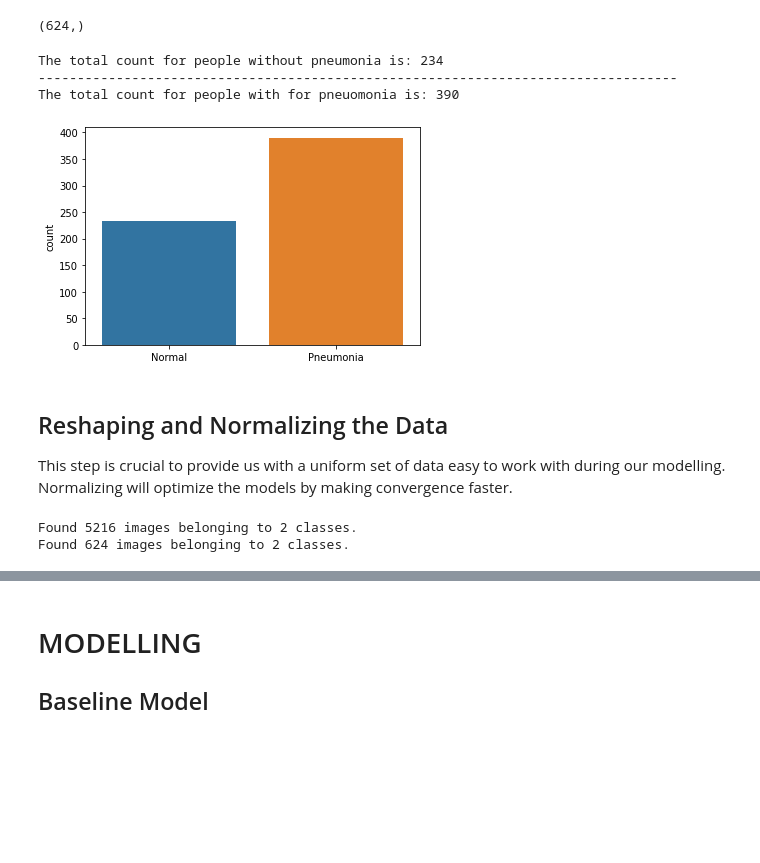
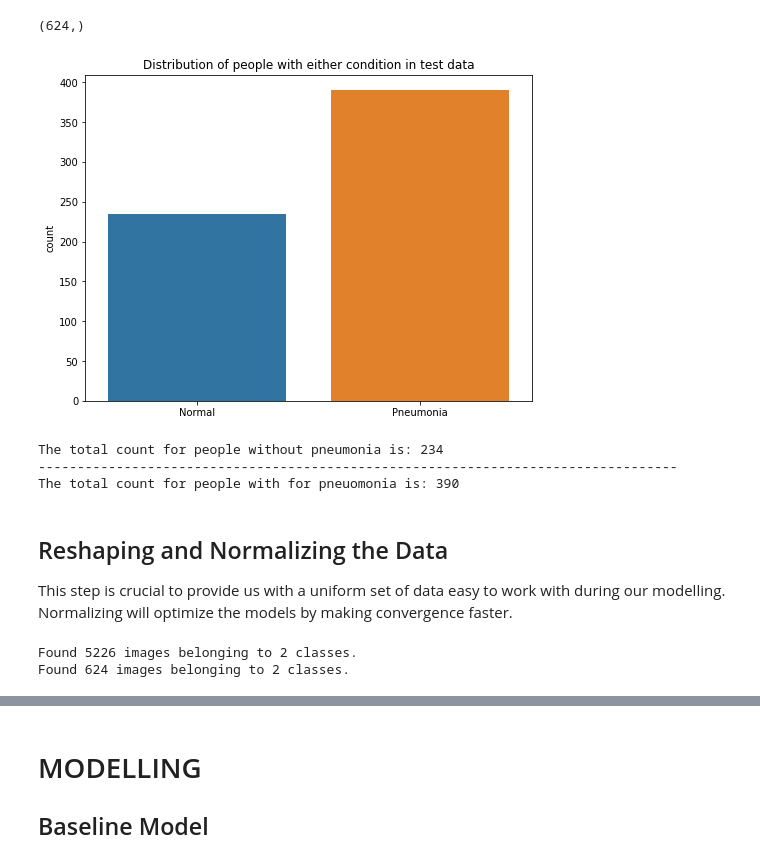
Before and after one commit to fredtush/Image-Classification-with-CNN, a Jupyter notebook: Image_Classification_with_Deep_Learning.ipynb, the cells around one changed output, grey strips where cells are left out. Drawn from its saved outputs; the diff is of its cells as text; code cells hidden in the pictures; blank space fills up the shorter version.

```diff
--- a/Image_Classification_with_Deep_Learning.ipynb
+++ b/Image_Classification_with_Deep_Learning.ipynb
@@ -91,7 +91,7 @@ print(np.shape(train_pneu_img))
 # %%
-# store train normal xrays and test pneumonia xrays as variables.
+# store train normal xrays and test pneumonia x-rays as variables.
 
-test_norm_img = os.listdir('/content/drive/MyDrive/chest_xray/test/NORMAL')
-test_pneu_img = os.listdir('/content/drive/MyDrive/chest_xray/test/PNEUMONIA')
+test_norm_img = os.listdir('/content/drive/Shareddrives/Avengers/chest_xray/test/NORMAL')
+test_pneu_img = os.listdir('/content/drive/Shareddrives/Avengers/chest_xray/test/PNEUMONIA')
 # %%
 # directory for the chest_xray train normal folder
@@ -204,26 +208,31 @@ print(np.shape(total_test))
 # %%
 # creating countplot for total_counts_test
 
 total_counts_test= []
 pneu_len_test = 0
 norm_len_test = 0
 for i in total_test:
     if i[0] == 'p':
         total_counts_test.append('Pneumonia')
         pneu_len_test += 1
     elif i[0] == 'N' or i[0] == 'I':
         total_counts_test.append('Normal')
         norm_len_test += 1
 
-sns.countplot(x=total_counts_test);
-print('The total count for people without pneumonia is: {}'.format(norm_len_test))
+plt.figure(figsize=(8, 6))
+sns.countplot(x=total_counts_test)
+plt.title('Distribution of people with either condition in test data')
+
+plt.show()
+
+print('\nThe total count for people without pneumonia is: {}'.format(norm_len_test))
 print('----------------------------------------------------------------------------------')
 print('The total count for people with for pneuomonia is: {}'.format(pneu_len_test))
 # %% [output]
+[figure, new version]
 The total count for people without pneumonia is: 234
 ----------------------------------------------------------------------------------
 The total count for people with for pneuomonia is: 390
-[figure, old version]
 # %% [markdown]
 ## Reshaping and Normalizing the Data
 
@@ -241,22 +260,22 @@ test_datagen = ImageDataGenerator(rescale=1./255)
 train_generator = train_datagen.flow_from_directory(
         # This is the target directory
         train,
-        # All images will be resized to 150x150
-        target_size=(150, 150),
-        batch_size=len(total_train),
+        # All images will be resized to 156*156
+        target_size = (image_height, image_width),
+        batch_size = len(total_train),
         # Since we use binary_crossentropy loss, we need binary labels
-        class_mode='binary')
+        class_mode = 'binary')
 
 test_generator = test_datagen.flow_from_directory(
         # This is the target directory
         test,
-        # All images will be resized to 150x150
-        target_size=(150, 150),
-        batch_size=len(total_test),
+        # All images will be resized to 156*156
+        target_size = (image_height, image_width),
+        batch_size = len(total_test),
         # Since we use binary_crossentropy loss, we need binary labels
         class_mode='binary')
 # %% [output]
-Found 5216 images belonging to 2 classes.
+Found 5226 images belonging to 2 classes.
 Found 624 images belonging to 2 classes.
 # %%
 # create new datasets
```
Also changed, not shown: parts of 32 cells of this notebook.
